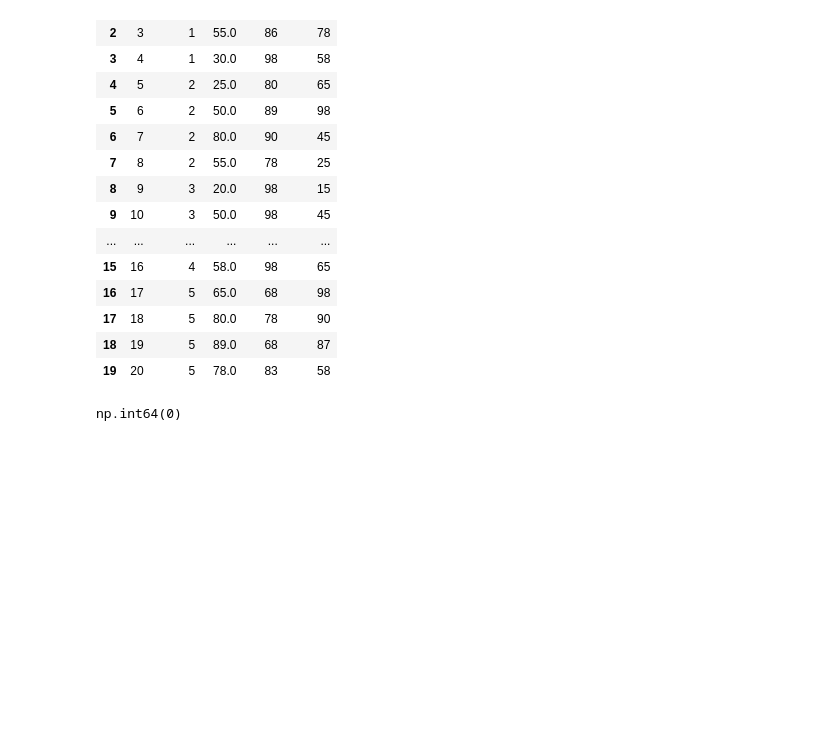
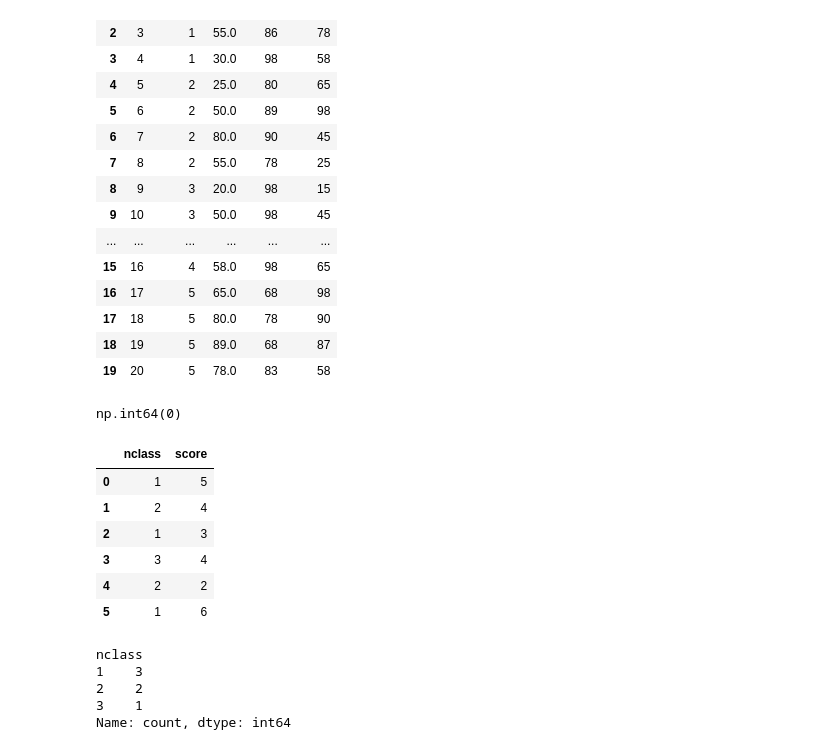
Before and after one commit to Likelion-at-SMWU-13th/KimMinSeo, a Jupyter notebook: part07/preprocessing3.ipynb, the cells around one changed output. Saved outputs shown, nothing was run; the diff lists cells and outputs as text; code cells hidden in the pictures; blank space fills up the shorter version.

```diff
--- a/part07/preprocessing3.ipynb
+++ b/part07/preprocessing3.ipynb
@@ -112,3 +112,23 @@ exam
 exam['front'].isna().sum()
 # %% [output]
 np.int64(0)
+# %%
+df = pd.DataFrame({'nclass' : [1,2,1,3,2,1],
+                   'score' : [5,4,3,4,2,6]})
+df
+# %% [output]
+|  | nclass | score |
+| 0 | 1 | 5 |
+| 1 | 2 | 4 |
+| 2 | 1 | 3 |
+| 3 | 3 | 4 |
+| 4 | 2 | 2 |
+| 5 | 1 | 6 |
+# %%
+df['nclass'].value_counts().sort_index()
+# %% [output]
+nclass
+1    3
+2    2
+3    1
+Name: count, dtype: int64
```
Also changed, not shown: parts of 12 cells of this notebook.
